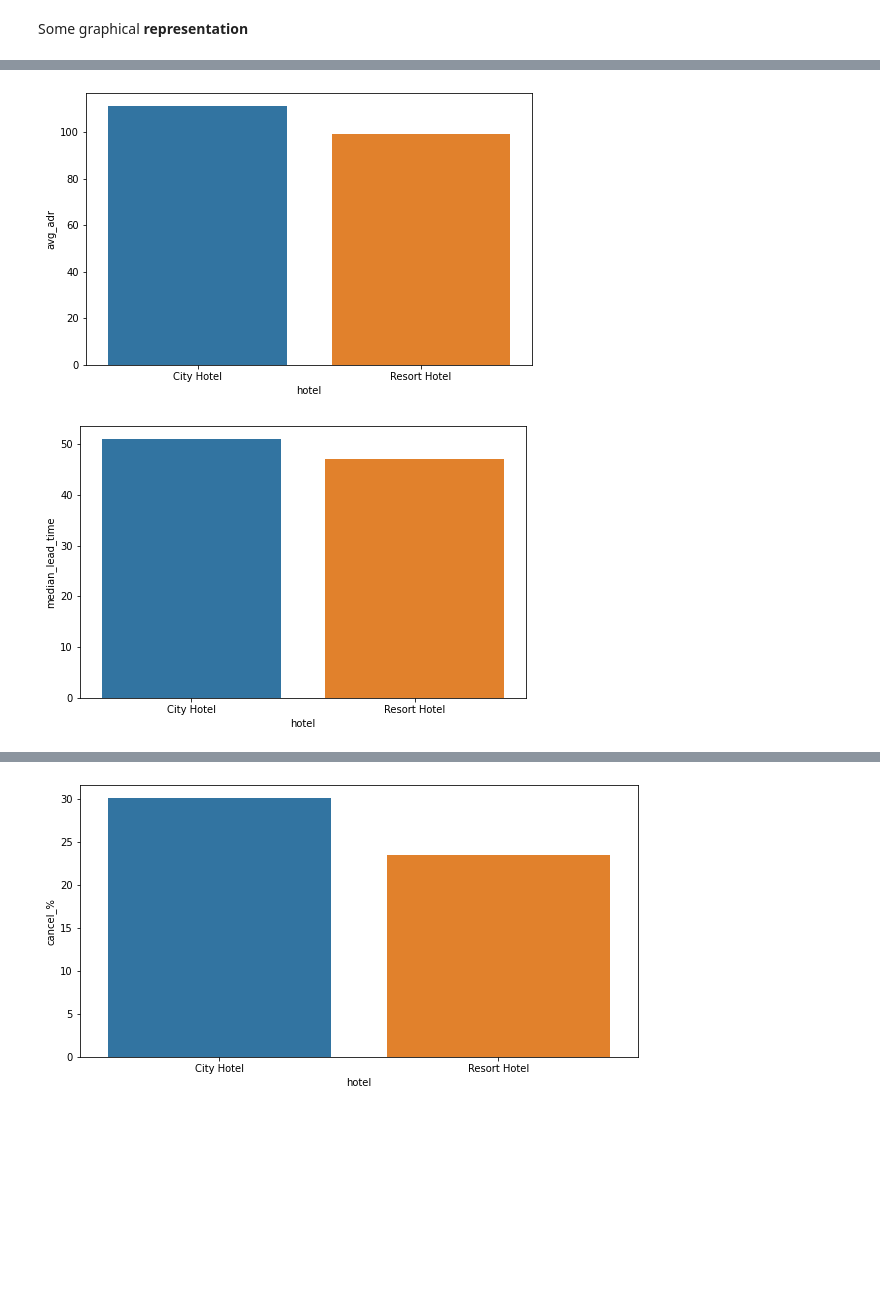
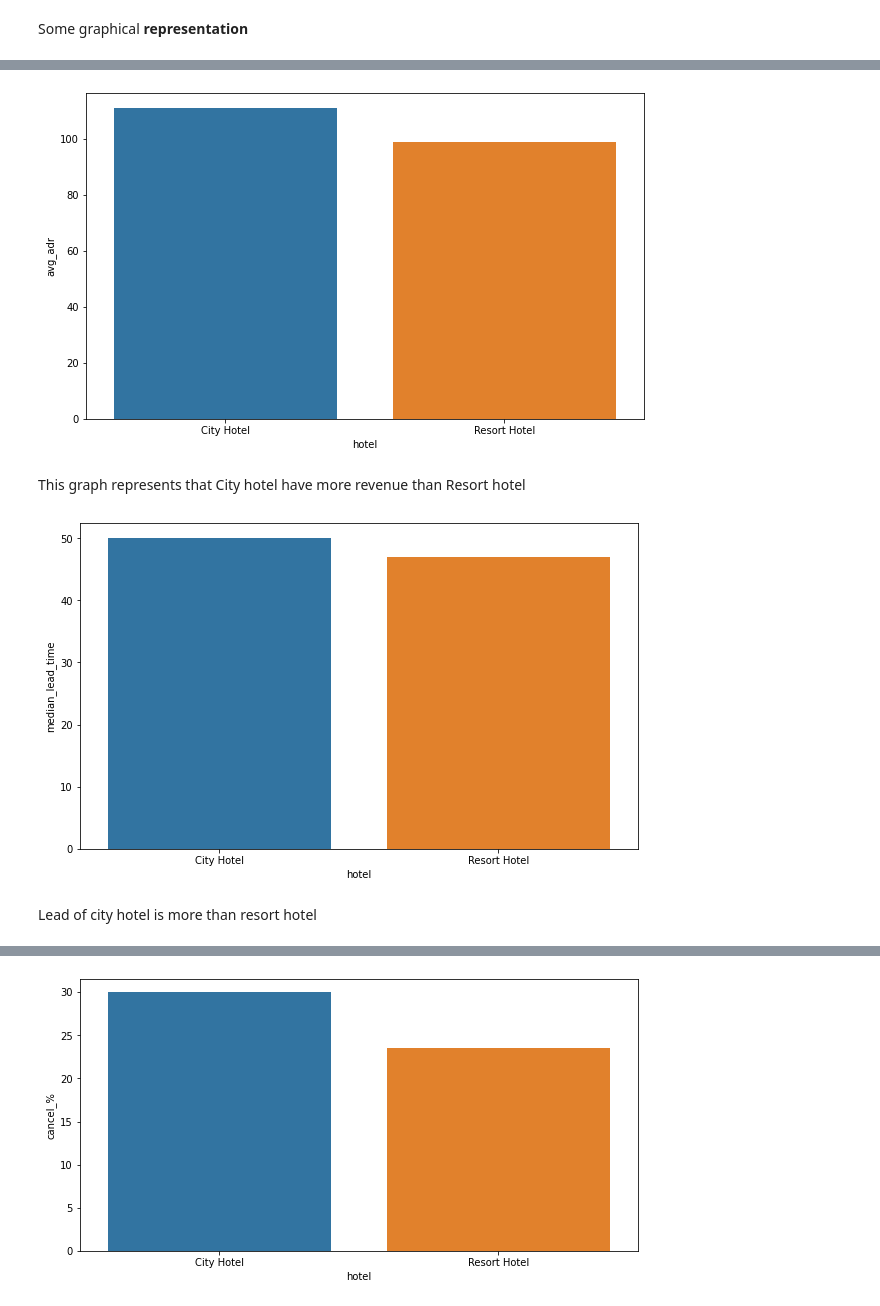
Before and after one commit to Kumass/Almabetter-EDA, a Jupyter notebook: DataAnalysis.ipynb, the cells around one changed output, grey strips where cells are left out. Saved outputs shown, nothing was run; the diff lists cells and outputs as text; code cells hidden in the pictures; blank space fills up the shorter version.

```diff
--- a/DataAnalysis.ipynb
+++ b/DataAnalysis.ipynb
@@ -135,5 +157,3 @@ df1[df1['adults']+df1['babies']+df1['children'] == 0].shape
-# %%
-df1.drop(df1[df1['adults']+df1['babies']+df1['children'] == 0].index, inplace = True)
 # %%
 df1.info()
 # %% [output]
@@ -245,10 +231,10 @@ Name: adr, Length: 119390, dtype: float64
 # %% [markdown]
 Some graphical **representation**
 # %%
-# percentage of bookings in each hotal
-grouped_by_hotel = df1.groupby('hotel')
-d1 = pd.DataFrame((grouped_by_hotel.size()/df1.shape[0])*100).reset_index().rename(columns = {0:'Booking %'})      #Calculating percentage
-plt.figure(figsize = (8,5))
+# percentage of bookings in each hotel
+grouped_of_hotel = df1.groupby('hotel')
+d1 = pd.DataFrame((grouped_of_hotel.size()/df1.shape[0])*100).reset_index().rename(columns = {0:'Booking %'})      #percentage calculation
+plt.figure(figsize = (10,6))
 sns.barplot(x = d1['hotel'], y = d1['Booking %'] )
 plt.show()
 # %% [output]
@@ -256,19 +244,23 @@ plt.show()
 # %%
-# Which hotal makes more revenue
-d3 = grouped_by_hotel['adr'].agg(np.mean).reset_index().rename(columns = {'adr':'avg_adr'})   # calculating average adr
-plt.figure(figsize = (8,5))
+# Hotel makes more revenue
+d3 = grouped_of_hotel['adr'].agg(np.mean).reset_index().rename(columns = {'adr':'avg_adr'})   # average adr calculation
+plt.figure(figsize = (10,6))
 sns.barplot(x = d3['hotel'], y = d3['avg_adr'] )
 plt.show()
 # %% [output]
-[figure, old version]
+[figure, new version]
+# %% [markdown]
+This graph represents that City hotel have more revenue than Resort hotel
 # %%
 # Hotel which have higher lead time
-d2 = grouped_by_hotel['lead_time'].median().reset_index().rename(columns = {'lead_time':'median_lead_time'})
-plt.figure(figsize = (8,5))
+d2 = grouped_of_hotel['lead_time'].median().reset_index().rename(columns = {'lead_time':'median_lead_time'}) # Taking median time
+plt.figure(figsize = (10,6))
 sns.barplot(x = d2['hotel'], y = d2['median_lead_time'] )
 plt.show()
 # %% [output]
-[figure, old version]
+[figure, new version]
+# %% [markdown]
+Lead of city hotel is more than resort hotel
 # %%
 #Prefered stay in each hotel
 not_canceled = df1[df1['is_canceled'] == 0]
```
Also changed, not shown: parts of 56 cells of this notebook.
